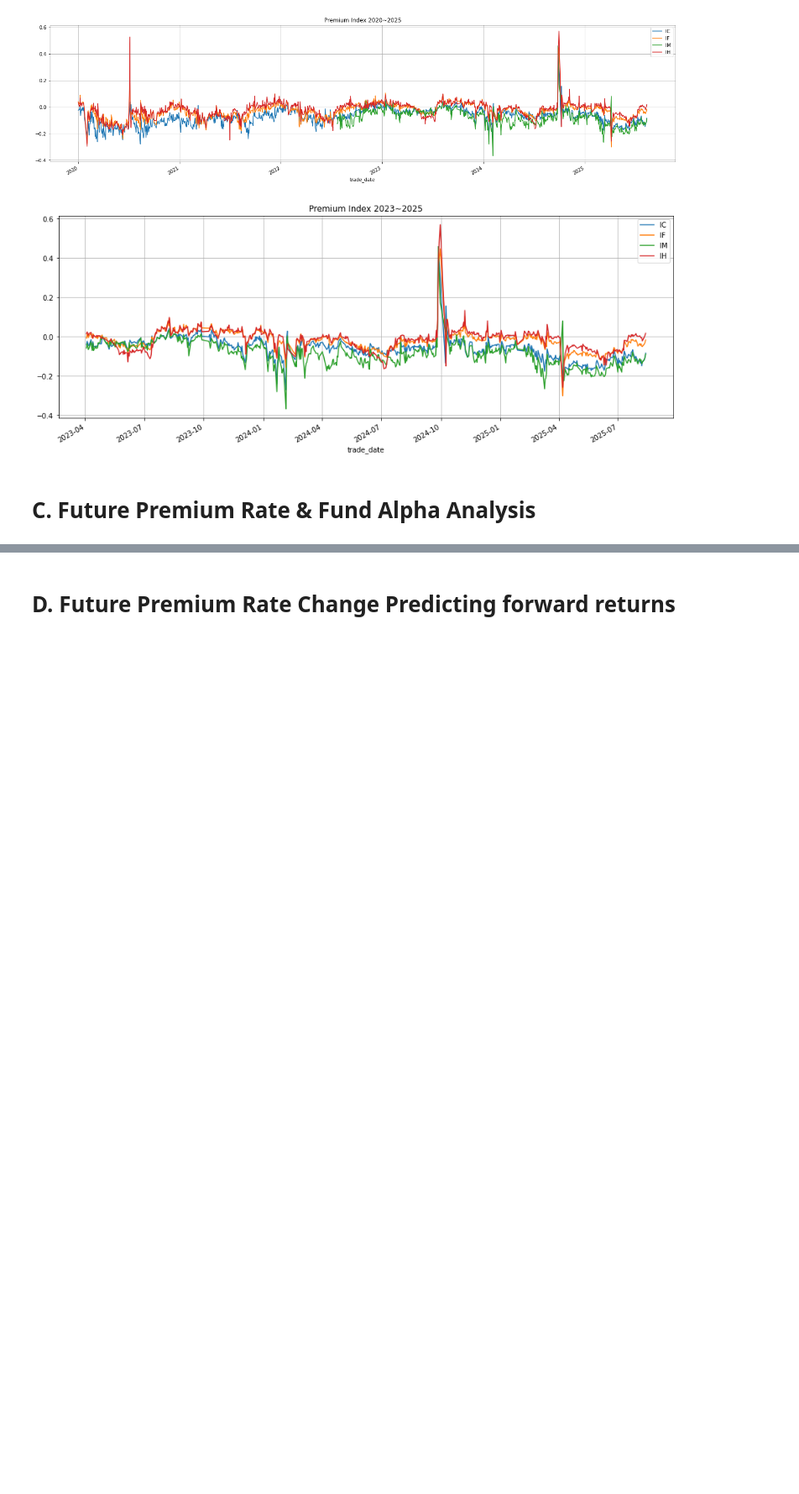
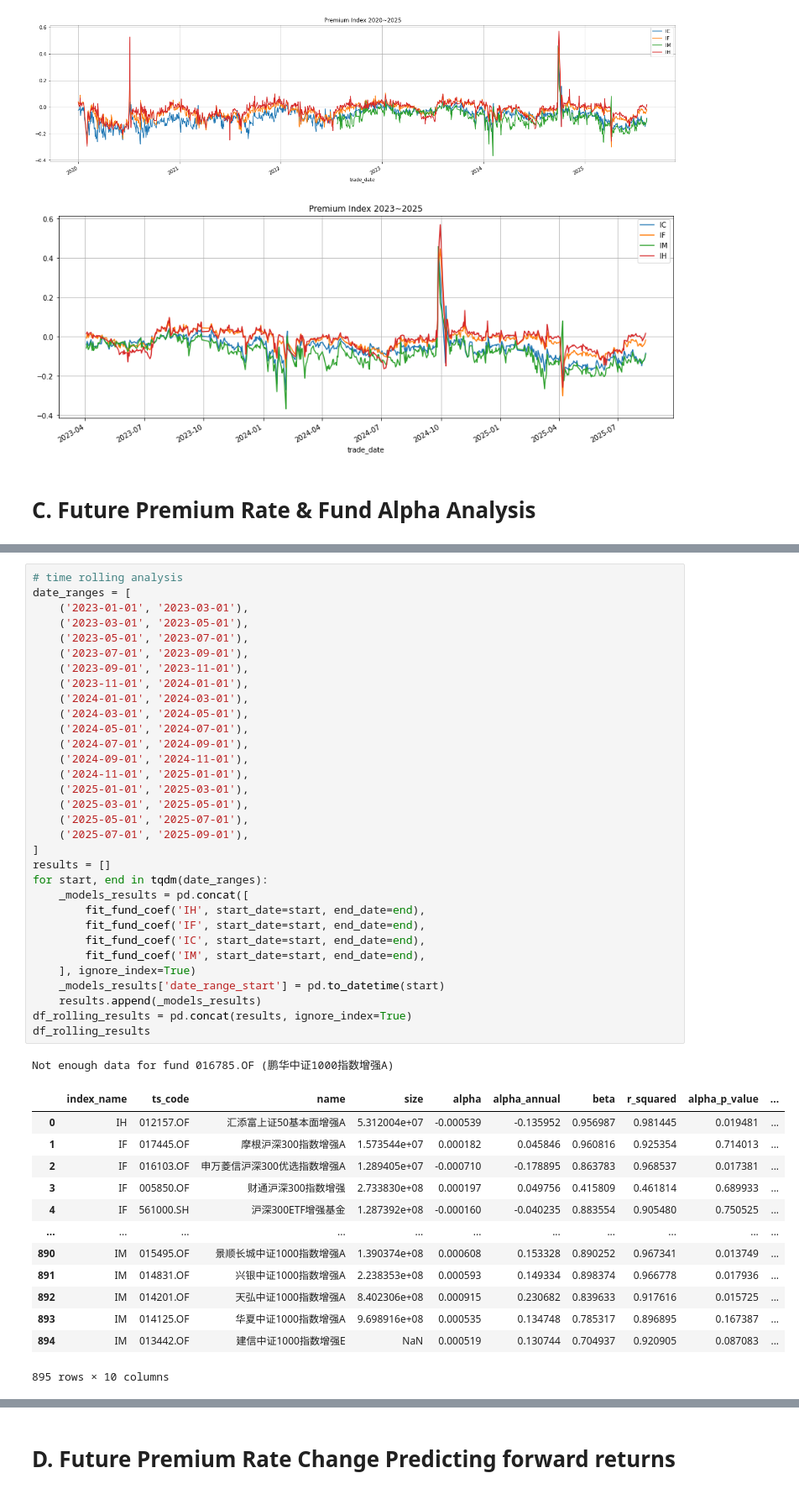
Before and after one commit to wyl1232792/future-discount, a Jupyter notebook: future.ipynb, the cells around one changed output, grey strips where cells are left out. Shown at 84% size. Saved outputs shown, nothing was run; the diff lists cells and outputs as text; blank space fills up the shorter version.

```diff
--- a/future.ipynb
+++ b/future.ipynb
@@ -291,0 +296,47 @@ alpha median for funds with p-value < 0.1:
+# %%
+# time rolling analysis
+date_ranges = [
+    ('2023-01-01', '2023-03-01'),
+    ('2023-03-01', '2023-05-01'),
+    ('2023-05-01', '2023-07-01'),
+    ('2023-07-01', '2023-09-01'),
+    ('2023-09-01', '2023-11-01'),
+    ('2023-11-01', '2024-01-01'),
+    ('2024-01-01', '2024-03-01'),
+    ('2024-03-01', '2024-05-01'),
+    ('2024-05-01', '2024-07-01'),
+    ('2024-07-01', '2024-09-01'),
+    ('2024-09-01', '2024-11-01'),
+    ('2024-11-01', '2025-01-01'),
+    ('2025-01-01', '2025-03-01'),
+    ('2025-03-01', '2025-05-01'),
+    ('2025-05-01', '2025-07-01'),
+    ('2025-07-01', '2025-09-01'),
+]
+results = []
+for start, end in tqdm(date_ranges):
+    _models_results = pd.concat([
+        fit_fund_coef('IH', start_date=start, end_date=end),
+        fit_fund_coef('IF', start_date=start, end_date=end),
+        fit_fund_coef('IC', start_date=start, end_date=end),
+        fit_fund_coef('IM', start_date=start, end_date=end),
+    ], ignore_index=True)
+    _models_results['date_range_start'] = pd.to_datetime(start)
+    results.append(_models_results)
+df_rolling_results = pd.concat(results, ignore_index=True)
+df_rolling_results
+# %% [output]
+Not enough data for fund 016785.OF (鹏华中证1000指数增强A)
+|  | index_name | ts_code | name | size | alpha | alpha_annual | beta | r_squared | alpha_p_value | ... |
+| 0 | IH | 012157.OF | 汇添富上证50基本面增强A | 5.312004e+07 | -0.000539 | -0.135952 | 0.956987 | 0.981445 | 0.019481 | ... |
+| 1 | IF | 017445.OF | 摩根沪深300指数增强A | 1.573544e+07 | 0.000182 | 0.045846 | 0.960816 | 0.925354 | 0.714013 | ... |
+| 2 | IF | 016103.OF | 申万菱信沪深300优选指数增强A | 1.289405e+07 | -0.000710 | -0.178895 | 0.863783 | 0.968537 | 0.017381 | ... |
+| 3 | IF | 005850.OF | 财通沪深300指数增强 | 2.733830e+08 | 0.000197 | 0.049756 | 0.415809 | 0.461814 | 0.689933 | ... |
+| 4 | IF | 561000.SH | 沪深300ETF增强基金 | 1.287392e+08 | -0.000160 | -0.040235 | 0.883554 | 0.905480 | 0.750525 | ... |
+| ... | ... | ... | ... | ... | ... | ... | ... | ... | ... | ... |
+| 890 | IM | 015495.OF | 景顺长城中证1000指数增强A | 1.390374e+08 | 0.000608 | 0.153328 | 0.890252 | 0.967341 | 0.013749 | ... |
+| 891 | IM | 014831.OF | 兴银中证1000指数增强A | 2.238353e+08 | 0.000593 | 0.149334 | 0.898374 | 0.966778 | 0.017936 | ... |
+| 892 | IM | 014201.OF | 天弘中证1000指数增强A | 8.402306e+08 | 0.000915 | 0.230682 | 0.839633 | 0.917616 | 0.015725 | ... |
+| 893 | IM | 014125.OF | 华夏中证1000指数增强A | 9.698916e+08 | 0.000535 | 0.134748 | 0.785317 | 0.896895 | 0.167387 | ... |
+| 894 | IM | 013442.OF | 建信中证1000指数增强E | NaN | 0.000519 | 0.130744 | 0.704937 | 0.920905 | 0.087083 | ... |
+895 rows × 10 columns
```
Also changed, not shown: parts of 3 cells of this notebook.
